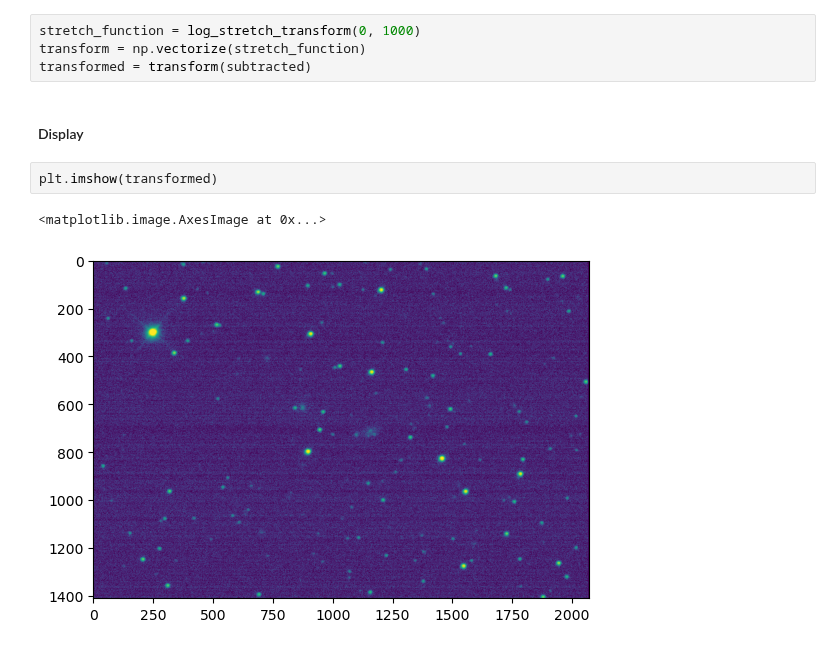
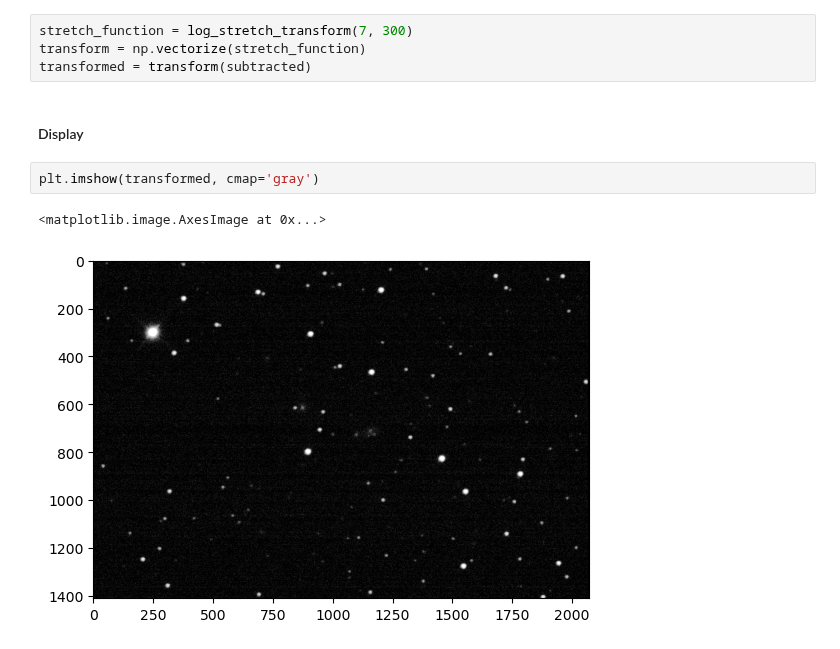
Before and after one commit to brianhill/transient-astronomy, a Jupyter notebook: targets/SN_2022abik/2022-12-1415/analysis-brian.ipynb, the cells around one changed output. Drawn from its saved outputs; the diff is of its cells as text.

Commit message:
Tweaked image.

```diff
--- a/targets/SN_2022abik/2022-12-1415/analysis-brian.ipynb
+++ b/targets/SN_2022abik/2022-12-1415/analysis-brian.ipynb
@@ -147,13 +147,13 @@ subtracted = sample_data - medians
 # %% [markdown]
 #### Log Stretch
 # %%
-stretch_function = log_stretch_transform(0, 1000)
+stretch_function = log_stretch_transform(7, 300)
 transform = np.vectorize(stretch_function)
 transformed = transform(subtracted)
 # %% [markdown]
 #### Display
 # %%
-plt.imshow(transformed)
+plt.imshow(transformed, cmap='gray')
 # %% [output]
 <matplotlib.image.AxesImage at 0x...>
-[figure, old version]
+[figure, new version]
```
